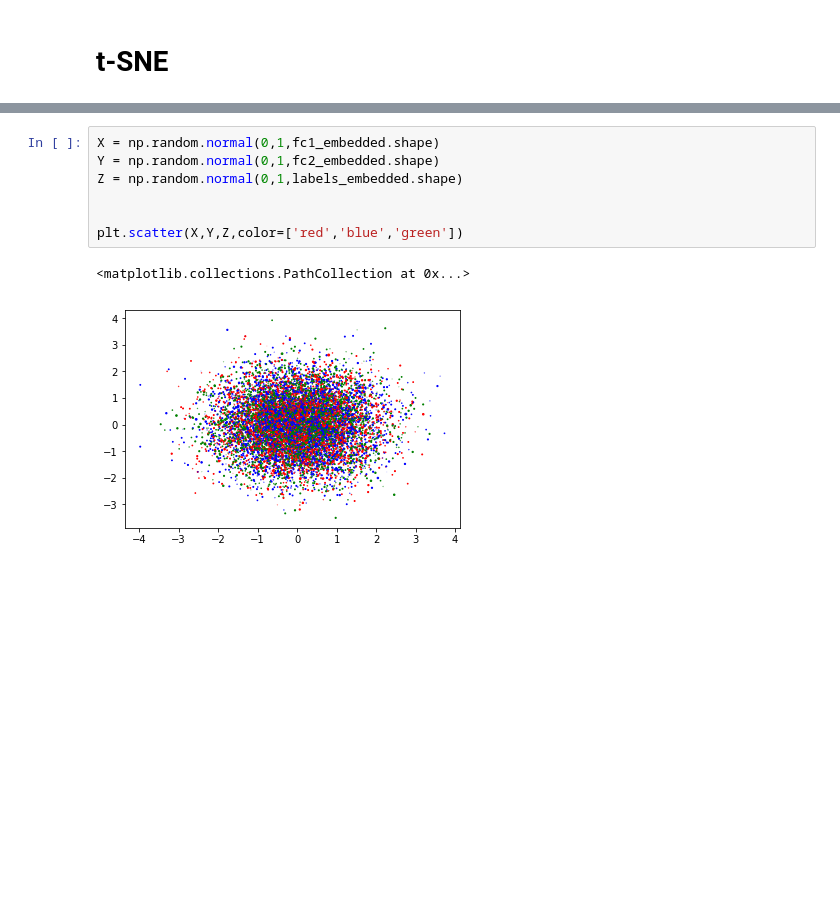
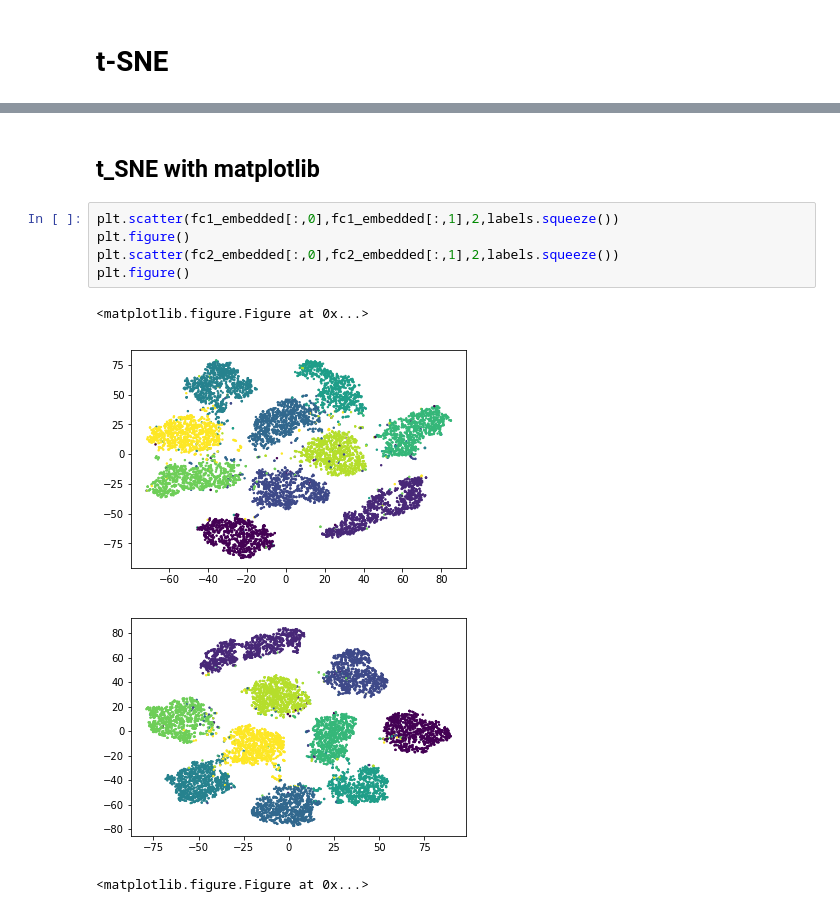
Before and after one commit to Michi265/Tesi, a Jupyter notebook: Prof_pytorch_ml_with_mnist.ipynb, the cells around one changed output, grey strips where cells are left out. Cells and saved outputs as stored; diff of their text form; blank space fills up the shorter version.

```diff
--- a/Prof_pytorch_ml_with_mnist.ipynb
+++ b/Prof_pytorch_ml_with_mnist.ipynb
@@ -327,12 +331,14 @@ labels_embedded.shape
 # %% [output]
 (10000, 2)
-# %%
-X = np.random.normal(0,1,fc1_embedded.shape)
-Y = np.random.normal(0,1,fc2_embedded.shape)
-Z = np.random.normal(0,1,labels_embedded.shape)
-
-
-plt.scatter(X,Y,Z,color=['red','blue','green'])
-# %% [output]
-<matplotlib.collections.PathCollection at 0x...>
-[figure, removed]
+# %% [markdown]
+## t_SNE with matplotlib
+# %%
+plt.scatter(fc1_embedded[:,0],fc1_embedded[:,1],2,labels.squeeze())
+plt.figure()
+plt.scatter(fc2_embedded[:,0],fc2_embedded[:,1],2,labels.squeeze())
+plt.figure()
+# %% [output]
+<matplotlib.figure.Figure at 0x...>
+[figure, added]
+[figure, added]
+<matplotlib.figure.Figure at 0x...>
```
Also changed, not shown: parts of 19 cells of this notebook.
